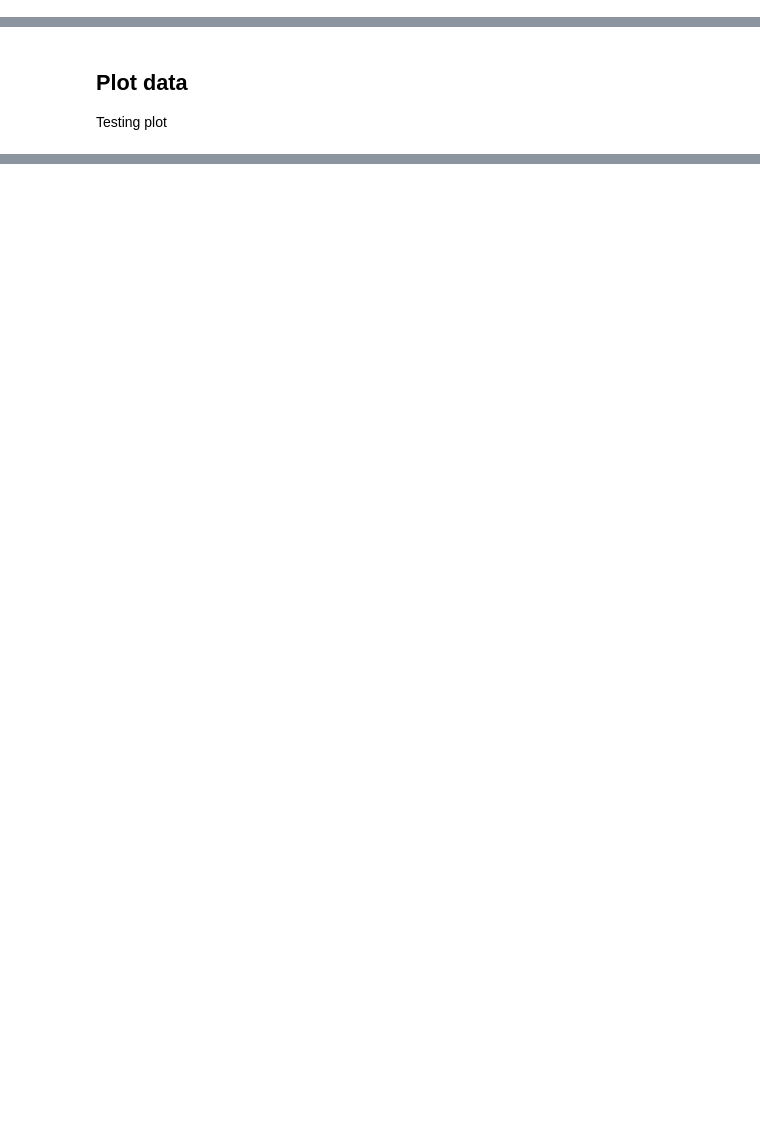
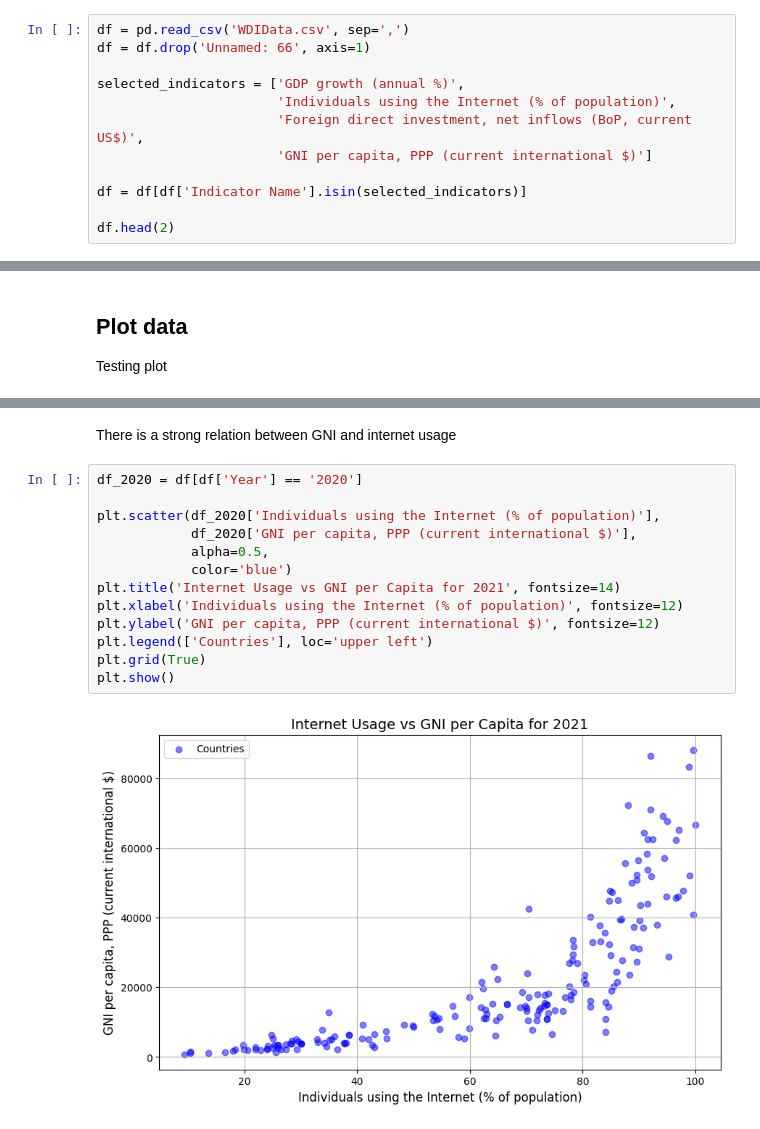
Before and after one commit to anetey-abbey/infoviz, a Jupyter notebook: _sources/docs/wdi.ipynb, the cells around one changed output, grey strips where cells are left out. Cells and saved outputs as stored; diff of their text form; blank space fills up the shorter version.

```diff
--- a/_sources/docs/wdi.ipynb
+++ b/_sources/docs/wdi.ipynb
@@ -61,0 +13,12 @@ df
+# %%
+df = pd.read_csv('WDIData.csv', sep=',')
+df = df.drop('Unnamed: 66', axis=1)
+
+selected_indicators = ['GDP growth (annual %)',
+                       'Individuals using the Internet (% of population)',
+                       'Foreign direct investment, net inflows (BoP, current US$)',
+                       'GNI per capita, PPP (current international $)']
+
+df = df[df['Indicator Name'].isin(selected_indicators)]
+
+df.head(2)
@@ -99,0 +103,17 @@ plt.show()
+# %% [markdown]
+There is a strong relation between GNI and internet usage
+# %%
+df_2020 = df[df['Year'] == '2020']
+
+plt.scatter(df_2020['Individuals using the Internet (% of population)'],
+            df_2020['GNI per capita, PPP (current international $)'],
+            alpha=0.5,
+            color='blue')
+plt.title('Internet Usage vs GNI per Capita for 2021', fontsize=14)
+plt.xlabel('Individuals using the Internet (% of population)', fontsize=12)
+plt.ylabel('GNI per capita, PPP (current international $)', fontsize=12)
+plt.legend(['Countries'], loc='upper left')
+plt.grid(True)
+plt.show()
+# %% [output]
+[figure, added]
```
Also changed, not shown: parts of 8 cells of this notebook, 5 other files.
